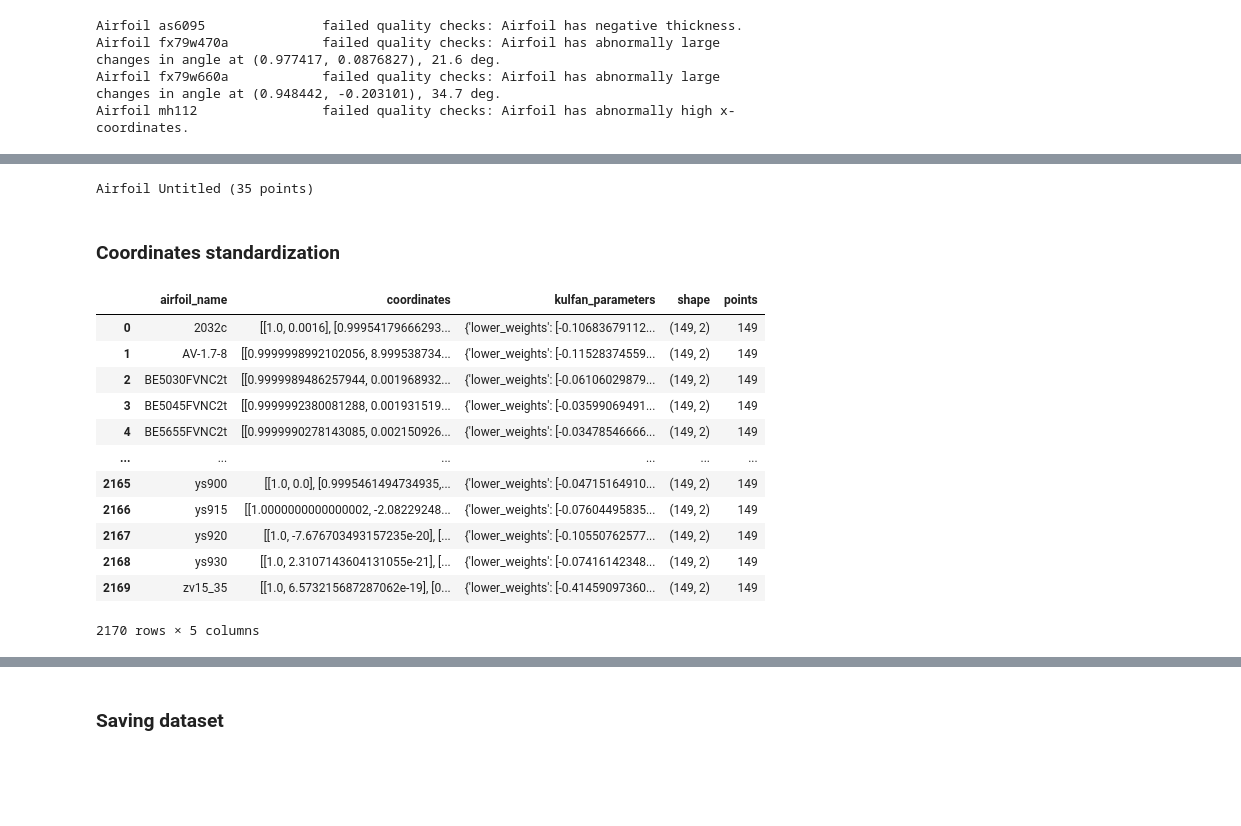
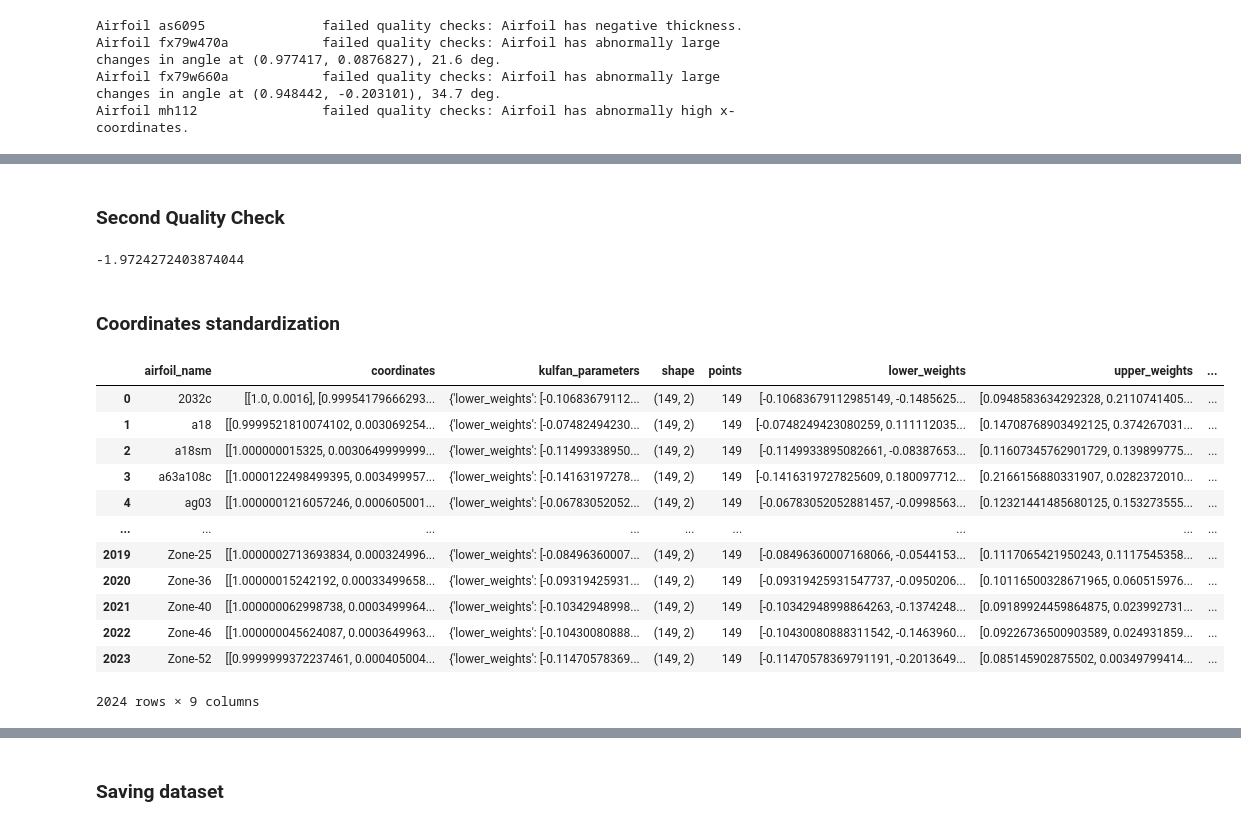
Before and after one commit to matsouto/Generative_airfoil_models, a Jupyter notebook: notebook/preprocessing/preprocessing.ipynb, the cells around one changed output, grey strips where cells are left out. Cells and saved outputs as stored; diff of their text form; code cells hidden in the pictures; blank space fills up the shorter version.

```diff
--- a/notebook/preprocessing/preprocessing.ipynb
+++ b/notebook/preprocessing/preprocessing.ipynb
@@ -106,8 +121,50 @@ display(airfoil_dataset)
-# %%
-from aerosandbox import Airfoil
-Airfoil(coordinates=airfoil_dataset["coordinates"][0])
-# %% [output]
-Airfoil Untitled (35 points)
+# %% [markdown]
+### Second Quality Check
+# %%
+airfoil_dataset["lower_weights"] = airfoil_dataset["kulfan_parameters"].apply(lambda params: params["lower_weights"])
+airfoil_dataset["upper_weights"] = airfoil_dataset["kulfan_parameters"].apply(lambda params: params["upper_weights"])
+airfoil_dataset["TE_thickness"] = airfoil_dataset["kulfan_parameters"].apply(lambda params: params["TE_thickness"])
+airfoil_dataset["leading_edge_weight"] = airfoil_dataset["kulfan_parameters"].apply(lambda params: params["leading_edge_weight"])
+
+lw = airfoil_dataset["lower_weights"].to_numpy()
+lw = np.vstack(lw)
+lw = lw.flatten()
+
+le = airfoil_dataset["leading_edge_weight"].to_numpy()
+le = np.vstack(le)
+le = le.flatten()
+
+te = airfoil_dataset["TE_thickness"].to_numpy()
+te = np.vstack(te)
+te = te.flatten()
+
+# Print a boxplot to visualize the distribution of lower_weights
+fig = px.box(
+    pd.DataFrame(lw),
+    points="all",
+    title="Distribution of Lower Weights",
+)
+fig.show()
+
+fig = px.box(
+    pd.DataFrame(le),
+    points="all",
+    title="Distribution of Leading Edge Weights",
+)
+fig.show()
+
+fig = px.box(
+    pd.DataFrame(te),
+    points="all",
+    title="Distribution of TE Thickness",
+)
+fig.show()
+# %%
+a = airfoil_dataset.sort_values(by="leading_edge_weight", inplace=False, ascending=True)
+print(a["leading_edge_weight"].iloc[0])
+Airfoil(coordinates=a["coordinates"].iloc[0]).draw()
+# %% [output]
+-1.9724272403874044
 # %%
 fig = px.histogram(airfoil_dataset, x="points", title="Total number of points distribution")
 fig.show()
@@ -116,27 +173,27 @@ fig.show()
 # %%
 # The number of coordinates for each airfoil is inconsistent across the database, so we use Cubic splines interpolation to standadize the coordinates
 n_points_per_side = 75
-normalized_coords = [airfoil.repanel(n_points_per_side).coordinates for airfoil in quality_airfoil_database]
+normalized_coords = [Airfoil(coordinates=coords).repanel(n_points_per_side).coordinates for coords in airfoil_dataset["coordinates"]]
 
 std_airfoil_dataset = airfoil_dataset.copy()
 std_airfoil_dataset["coordinates"] = normalized_coords
 std_airfoil_dataset["shape"] = std_airfoil_dataset.coordinates.apply(lambda coords: coords.shape)
 std_airfoil_dataset["points"] = std_airfoil_dataset["shape"].apply(lambda shape: shape[0])
 display(std_airfoil_dataset)
 # %% [output]
-|  | airfoil_name | coordinates | kulfan_parameters | shape | points |
-| 0 | 2032c | [[1.0, 0.0016], [0.99954179666293... | {'lower_weights': [-0.10683679112... | (149, 2) | 149 |
-| 1 | AV-1.7-8 | [[0.9999998992102056, 8.999538734... | {'lower_weights': [-0.11528374559... | (149, 2) | 149 |
-| 2 | BE5030FVNC2t | [[0.9999989486257944, 0.001968932... | {'lower_weights': [-0.06106029879... | (149, 2) | 149 |
-| 3 | BE5045FVNC2t | [[0.9999992380081288, 0.001931519... | {'lower_weights': [-0.03599069491... | (149, 2) | 149 |
-| 4 | BE5655FVNC2t | [[0.9999990278143085, 0.002150926... | {'lower_weights': [-0.03478546666... | (149, 2) | 149 |
-| ... | ... | ... | ... | ... | ... |
-| 2165 | ys900 | [[1.0, 0.0], [0.9995461494734935,... | {'lower_weights': [-0.04715164910... | (149, 2) | 149 |
-| 2166 | ys915 | [[1.0000000000000002, -2.08229248... | {'lower_weights': [-0.07604495835... | (149, 2) | 149 |
-| 2167 | ys920 | [[1.0, -7.676703493157235e-20], [... | {'lower_weights': [-0.10550762577... | (149, 2) | 149 |
-| 2168 | ys930 | [[1.0, 2.3107143604131055e-21], [... | {'lower_weights': [-0.07416142348... | (149, 2) | 149 |
-| 2169 | zv15_35 | [[1.0, 6.573215687287062e-19], [0... | {'lower_weights': [-0.41459097360... | (149, 2) | 149 |
+|  | airfoil_name | coordinates | kulfan_parameters | shape | points | lower_weights | upper_weights | ... |
+| 0 | 2032c | [[1.0, 0.0016], [0.99954179666293... | {'lower_weights': [-0.10683679112... | (149, 2) | 149 | [-0.10683679112985149, -0.1485625... | [0.0948583634292328, 0.2110741405... | ... |
+| 1 | a18 | [[0.9999521810074102, 0.003069254... | {'lower_weights': [-0.07482494230... | (149, 2) | 149 | [-0.0748249423080259, 0.111112035... | [0.14708768903492125, 0.374267031... | ... |
+| 2 | a18sm | [[1.000000015325, 0.0030649999999... | {'lower_weights': [-0.11499338950... | (149, 2) | 149 | [-0.1149933895082661, -0.08387653... | [0.11607345762901729, 0.139899775... | ... |
+| 3 | a63a108c | [[1.0000122498499395, 0.003499957... | {'lower_weights': [-0.14163197278... | (149, 2) | 149 | [-0.1416319727825609, 0.180097712... | [0.2166156880331907, 0.0282372010... | ... |
+| 4 | ag03 | [[1.0000001216057246, 0.000605001... | {'lower_weights': [-0.06783052052... | (149, 2) | 149 | [-0.06783052052881457, -0.0998563... | [0.12321441485680125, 0.153273555... | ... |
+| ... | ... | ... | ... | ... | ... | ... | ... | ... |
+| 2019 | Zone-25 | [[1.0000002713693834, 0.000324996... | {'lower_weights': [-0.08496360007... | (149, 2) | 149 | [-0.08496360007168066, -0.0544153... | [0.1117065421950243, 0.1117545358... | ... |
+| 2020 | Zone-36 | [[1.00000015242192, 0.00033499658... | {'lower_weights': [-0.09319425931... | (149, 2) | 149 | [-0.09319425931547737, -0.0950206... | [0.10116500328671965, 0.060515976... | ... |
+| 2021 | Zone-40 | [[1.000000062998738, 0.0003499964... | {'lower_weights': [-0.10342948998... | (149, 2) | 149 | [-0.10342948998864263, -0.1374248... | [0.09189924459864875, 0.023992731... | ... |
+| 2022 | Zone-46 | [[1.000000045624087, 0.0003649963... | {'lower_weights': [-0.10430080888... | (149, 2) | 149 | [-0.10430080888311542, -0.1463960... | [0.09226736500903589, 0.024931859... | ... |
+| 2023 | Zone-52 | [[0.9999999372237461, 0.000405004... | {'lower_weights': [-0.11470578369... | (149, 2) | 149 | [-0.11470578369791191, -0.2013649... | [0.085145902875502, 0.00349799414... | ... |
-2170 rows × 5 columns
+2024 rows × 9 columns
 # %%
 std_airfoil_dataset["TE_thickness"] = std_airfoil_dataset["kulfan_parameters"].apply(lambda params: params["TE_thickness"])
 std_airfoil_dataset["leading_edge_weight"] = std_airfoil_dataset["kulfan_parameters"].apply(lambda params: params["leading_edge_weight"])
```
Also changed, not shown: parts of 6 cells of this notebook, 6 other files.
